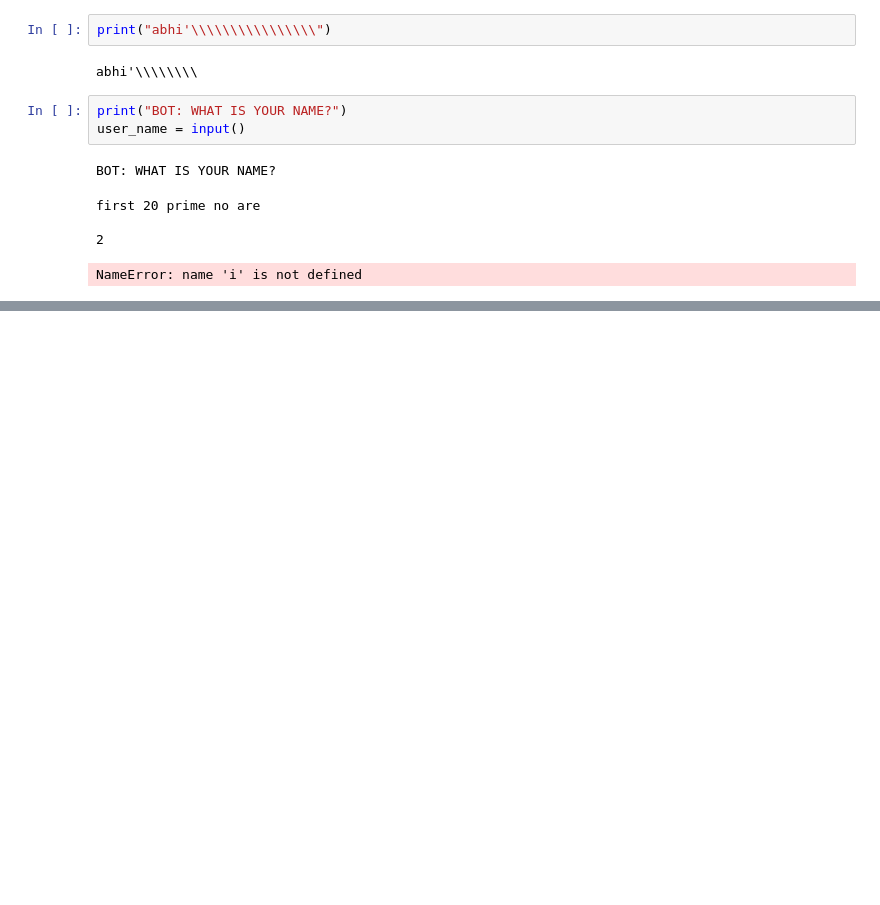
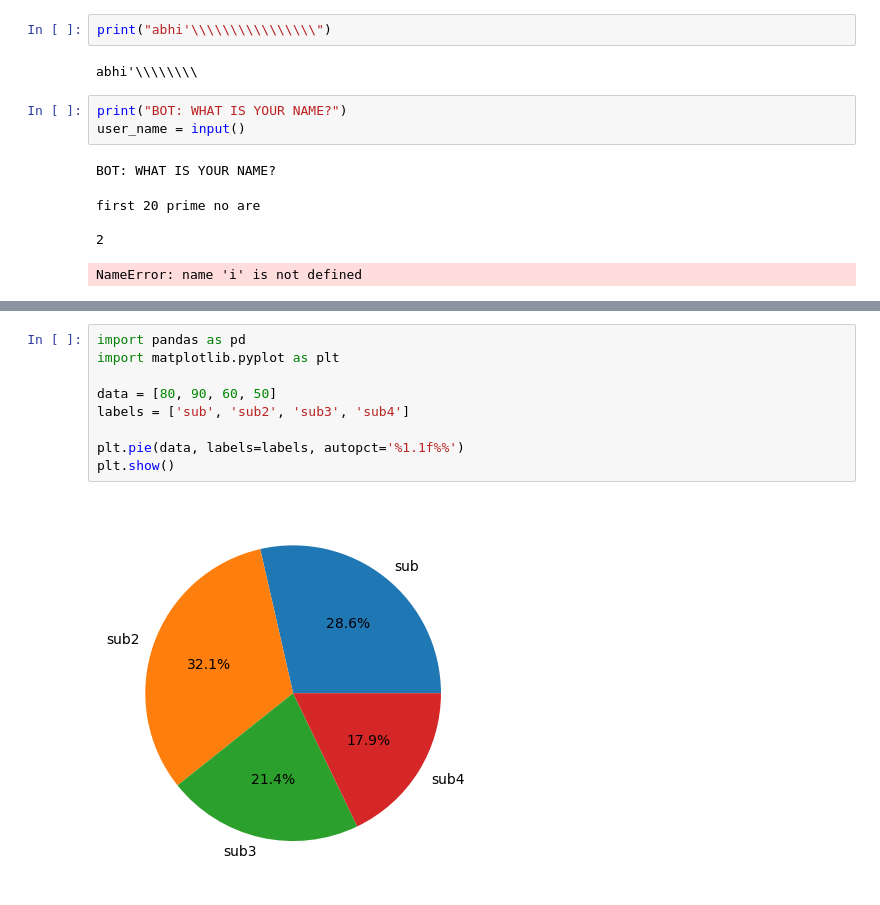
Before and after one commit to Rockyabhishek/Project, a Jupyter notebook: 2.ipynb, the cells around one changed output, grey strips where cells are left out. Drawn from its saved outputs; the diff is of its cells as text; blank space fills up the shorter version.

```diff
--- a/2.ipynb
+++ b/2.ipynb
@@ -19,0 +139,11 @@ NameError: name 'i' is not defined
+# %%
+import pandas as pd
+import matplotlib.pyplot as plt
+
+data = [80, 90, 60, 50]
+labels = ['sub', 'sub2', 'sub3', 'sub4']
+
+plt.pie(data, labels=labels, autopct='%1.1f%%')
+plt.show()
+# %% [output]
+[figure, added]
```
Also changed, not shown: parts of 9 cells of this notebook, 8 other files.
